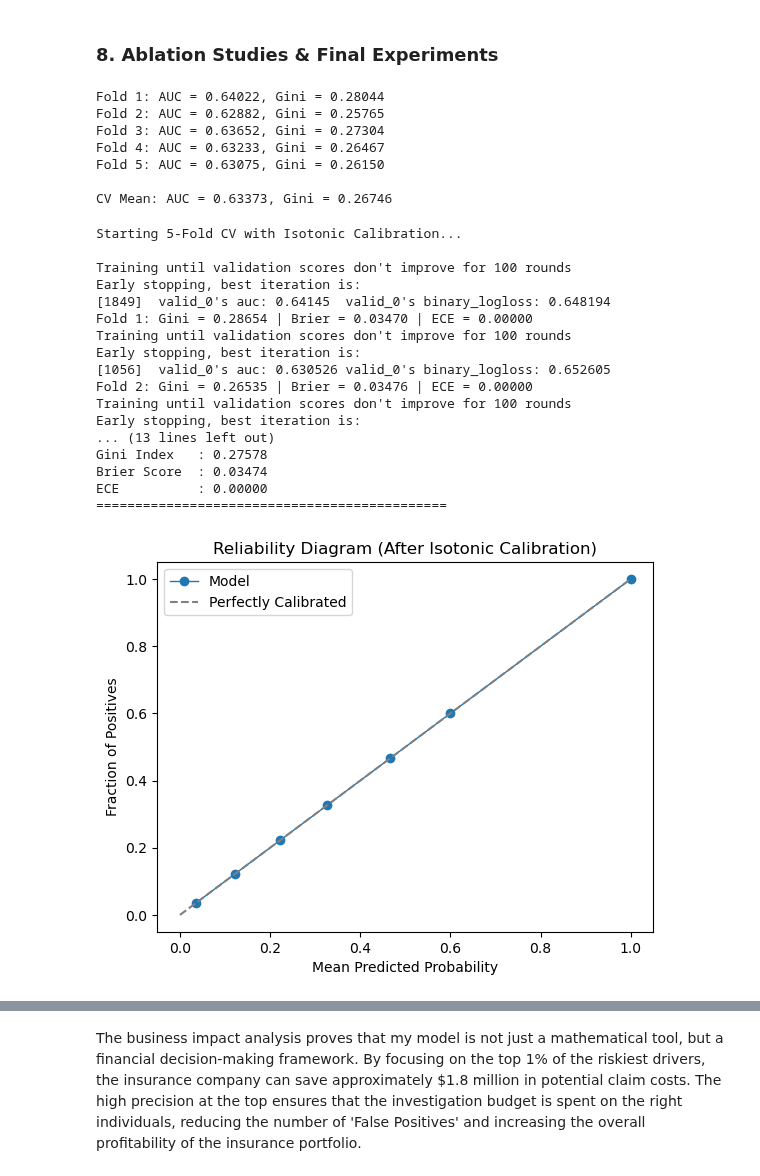
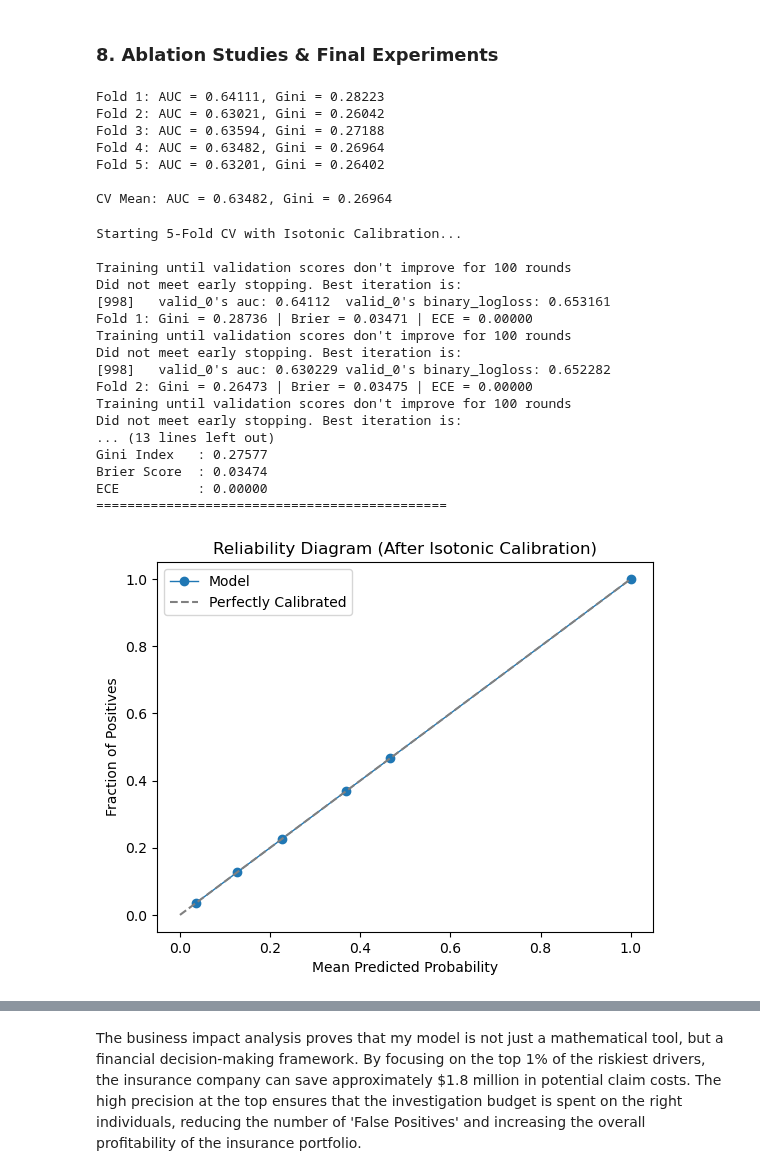
Before and after one commit to deryaarcada/PortoSeguroInsurance, a Jupyter notebook: EDA&ExperimentalWorks05052026.ipynb, the cells around one changed output, grey strips where cells are left out. Drawn from its saved outputs; the diff is of its cells as text; code cells hidden in the pictures.

```diff
--- a/EDA&ExperimentalWorks05052026.ipynb
+++ b/EDA&ExperimentalWorks05052026.ipynb
@@ -1211,13 +1211,13 @@ results = []
 for max_depth in [-1, 3, 5, 7, 9]:
 
     lgb_model = lgb.LGBMClassifier(
-        n_estimators=3000,
+        n_estimators=1000,
         learning_rate=0.01,
         num_leaves=7,          # previous tuning result
         max_depth=max_depth,    # tuning here
         subsample=0.8,
         colsample_bytree=0.8,
-        min_child_samples=500,
+        min_child_samples=50,
         objective='binary',
         class_weight='balanced',
         random_state=42,
@@ -1267,10 +1267,10 @@ results = []
 for min_child_samples in [50, 100, 200, 500]:
 
     lgb_model = lgb.LGBMClassifier(
-        n_estimators=3000,
+        n_estimators=1000,
         learning_rate=0.01,
         num_leaves=7,
-        max_depth=3,
+        max_depth=7,
         min_child_samples=min_child_samples,  # tuning
         subsample=0.8,
         colsample_bytree=0.8,
@@ -1323,17 +1330,17 @@ for subsample in [0.6, 0.7, 0.8]:
     for colsample in [0.6, 0.7, 0.8]:
 
         lgb_model = lgb.LGBMClassifier(
-            n_estimators=3000,
+            n_estimators=1000,
             learning_rate=0.01,
             num_leaves=7,
-            max_depth=3,
+            max_depth=7,
             min_child_samples=500,
             subsample=subsample,             # tuning
             colsample_bytree=colsample,      # tuning
             objective='binary',
             class_weight='balanced',
             random_state=42,
-            n_jobs=-1,
+            n_jobs=2,
             verbosity=-1
         )
 
@@ -1459,17 +1500,17 @@ Validation Gini : 0.27656
 # 8.0 Baseline Model Performance: Stratified K-Fold CV – LightGBM
 # ------------------------------------------------------------
 lgb_params = {
-    "n_estimators": 3000,
+    "n_estimators": 1000,
     "learning_rate": 0.01,
     "num_leaves":7,
-    "max_depth": 3,
+    "max_depth": 7,
     "min_child_samples": 500,
     "subsample": 0.8,
     "colsample_bytree": 0.8,
     "objective": "binary",
     "class_weight": "balanced",
     "random_state": 42,
-    "n_jobs": -1,
+    "n_jobs": 2,
     "verbosity":-1
 }
 
@@ -1498,29 +1539,29 @@ mean_auc = np.mean(aucs)
 mean_gini = 2 * mean_auc - 1
 print(f"\nCV Mean: AUC = {mean_auc:.5f}, Gini = {mean_gini:.5f}")
 # %% [output]
-Fold 1: AUC = 0.64022, Gini = 0.28044
-Fold 2: AUC = 0.62882, Gini = 0.25765
-Fold 3: AUC = 0.63652, Gini = 0.27304
-Fold 4: AUC = 0.63233, Gini = 0.26467
-Fold 5: AUC = 0.63075, Gini = 0.26150
+Fold 1: AUC = 0.64111, Gini = 0.28223
+Fold 2: AUC = 0.63021, Gini = 0.26042
+Fold 3: AUC = 0.63594, Gini = 0.27188
+Fold 4: AUC = 0.63482, Gini = 0.26964
+Fold 5: AUC = 0.63201, Gini = 0.26402
 
-CV Mean: AUC = 0.63373, Gini = 0.26746
+CV Mean: AUC = 0.63482, Gini = 0.26964
 # %%
 # ------------------------------------------------------------
 # 8.1 CALIBRATED Baseline: Stratified K-Fold CV + Isotonic Regression
 # ------------------------------------------------------------
 lgb_params = {
-    "n_estimators": 3000,
+    "n_estimators": 1000,
     "learning_rate": 0.01,
     "num_leaves": 7,
-    "max_depth": 3,
+    "max_depth": 7,
     "min_child_samples": 500,
     "subsample": 0.8,
     "colsample_bytree": 0.8,
     "objective": "binary",
     "class_weight": "balanced",
     "random_state": 42,
-    "n_jobs": -1,
+    "n_jobs": 2,
     "verbosity": -1
 }
 skf = StratifiedKFold(n_splits=5, shuffle=True, random_state=42)
@@ -1561,42 +1602,42 @@ for fold, (train_idx, val_idx) in enumerate(skf.split(X, y), 1):
     fold_gini = 2 * roc_auc_score(y_val_fold, y_val_pred_calibrated) - 1
     fold_brier = brier_score_loss(y_val_fold, y_val_pred_calibrated)
     fold_ece = calculate_ece(y_val_fold, y_val_pred_calibrated)
 
     print(f"Fold {fold}: Gini = {fold_gini:.5f} | Brier = {fold_brier:.5f} | ECE = {fold_ece:.5f}")
 
 # --- FINAL ANALYSIS AND VISUALIZATION ---
 final_gini = 2 * roc_auc_score(y, oof_preds_calibrated) - 1
 final_ece = calculate_ece(y, oof_preds_calibrated)
 final_brier = brier_score_loss(y, oof_preds_calibrated)
 
 print("\n" + "="*45)
 print(f"FINAL CALIBRATED OOF SUMMARY")
 print(f"Gini Index   : {final_gini:.5f}")
 print(f"Brier Score  : {final_brier:.5f}")
 print(f"ECE          : {final_ece:.5f}")
 print("="*45)
 
 # Visualizing calibration using the custom Reliability Diagram function
 plot_reliability_diagram(y, oof_preds_calibrated, title="Reliability Diagram (After Isotonic Calibration)")
 # %% [output]
 Starting 5-Fold CV with Isotonic Calibration...
 
 Training until validation scores don't improve for 100 rounds
-Early stopping, best iteration is:
-[1849]  valid_0's auc: 0.64145  valid_0's binary_logloss: 0.648194
-Fold 1: Gini = 0.28654 | Brier = 0.03470 | ECE = 0.00000
+Did not meet early stopping. Best iteration is:
+[998]   valid_0's auc: 0.64112  valid_0's binary_logloss: 0.653161
+Fold 1: Gini = 0.28736 | Brier = 0.03471 | ECE = 0.00000
 Training until validation scores don't improve for 100 rounds
-Early stopping, best iteration is:
-[1056]  valid_0's auc: 0.630526 valid_0's binary_logloss: 0.652605
-Fold 2: Gini = 0.26535 | Brier = 0.03476 | ECE = 0.00000
+Did not meet early stopping. Best iteration is:
+[998]   valid_0's auc: 0.630229 valid_0's binary_logloss: 0.652282
+Fold 2: Gini = 0.26473 | Brier = 0.03475 | ECE = 0.00000
 Training until validation scores don't improve for 100 rounds
-Early stopping, best iteration is:
+Did not meet early stopping. Best iteration is:
 ... (13 lines left out)
-Gini Index   : 0.27578
+Gini Index   : 0.27577
 Brier Score  : 0.03474
 ECE          : 0.00000
 =============================================
-[figure, old version]
+[figure, new version]
 # %%
 # -----------------------------------------------------------------------------
 # SECTION 8.2: REVISED CROSS-VALIDATION (Target Encoding + Calibration)
```
Also changed, not shown: parts of 17 cells of this notebook, 2 other files.
